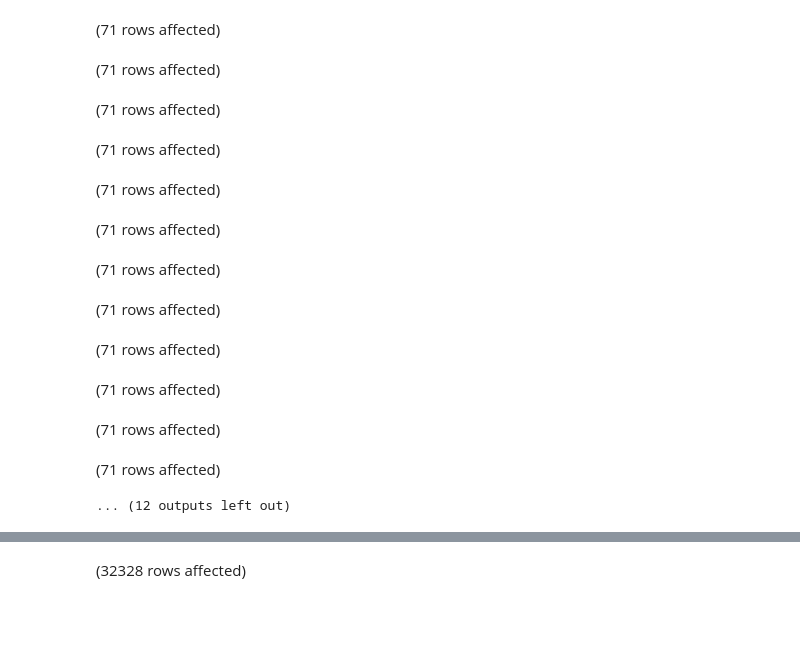
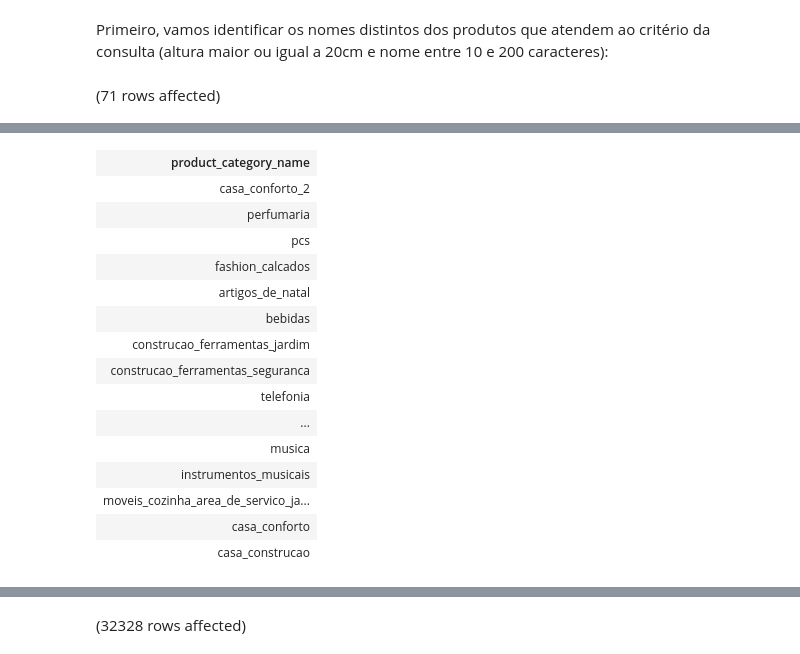
Before and after one commit to renefb/sql, a Jupyter notebook: awari/03.ipynb, the cells around one changed output, grey strips where cells are left out. Drawn from its saved outputs; the diff is of its cells as text; code cells hidden in the pictures; blank space fills up the shorter version.

```diff
--- a/awari/03.ipynb
+++ b/awari/03.ipynb
@@ -20,44 +15,11 @@ Total execution time: 00:00:00.124
-# %%
--- Aqui, faço um tratamento manual dos nomes de categorias, substituindo os underscores,
--- capitalizando as palavras e corrigindo algumas grafias que resultaram com incorreções:
-UPDATE #map_product_names SET better_name = UPPER(SUBSTRING(ugly_name, 1, 1)) + SUBSTRING(ugly_name, 2, 999);
-UPDATE #map_product_names SET better_name = REPLACE(SUBSTRING(better_name, 1, CHARINDEX('_', better_name)), '_', ' / ') +
-                                            UPPER(SUBSTRING(better_name, CHARINDEX('_', better_name)+1, 1)) +
-                                            SUBSTRING(better_name, CHARINDEX('_', better_name)+2, 999);
-UPDATE #map_product_names SET better_name = REPLACE(SUBSTRING(better_name, 1, CHARINDEX('_', better_name)), '_', ' / ') +
-                                            UPPER(SUBSTRING(better_name, CHARINDEX('_', better_name)+1, 1)) +
-                                            SUBSTRING(better_name, CHARINDEX('_', better_name)+2, 999);
-UPDATE #map_product_names SET better_name = REPLACE(SUBSTRING(better_name, 1, CHARINDEX('_', better_name)), '_', ' / ') +
-                                            UPPER(SUBSTRING(better_name, CHARINDEX('_', better_name)+1, 1)) +
-                                            SUBSTRING(better_name, CHARINDEX('_', better_name)+2, 999);
-UPDATE #map_product_names SET better_name = REPLACE(better_name, ' / E / ', ' e ');
-UPDATE #map_product_names SET better_name = REPLACE(better_name, ' / De / ', ' de ');
-UPDATE #map_product_names SET better_name = REPLACE(better_name, ' / 2', ' 2');
-UPDATE #map_product_names SET better_name = REPLACE(better_name, 'Utilidades / Domesticas', 'Utilidades Domesticas');
-UPDATE #map_product_names SET better_name = REPLACE(better_name, 'Telefonia / Fixa', 'Telefonia Fixa');
-UPDATE #map_product_names SET better_name = REPLACE(better_name, 'Relogios presentes', 'Relogios e presentes');
-UPDATE #map_product_names SET better_name = REPLACE(better_name, 'Area / De_servico_jantar_e_jardim', 'Área de Serviço / Jantar e Jardim');
-UPDATE #map_product_names SET better_name = REPLACE(better_name, 'Pet / Shop', 'Pet Shop');
-UPDATE #map_product_names SET better_name = REPLACE(better_name, 'Market / Place', 'Market Place');
-UPDATE #map_product_names SET better_name = REPLACE(better_name, 'Livros / Técnicos', 'Livros Tecnicos');
-UPDATE #map_product_names SET better_name = REPLACE(better_name, 'Interesse / Geral', 'Interesse Geral');
-UPDATE #map_product_names SET better_name = REPLACE(better_name, 'Moda_praia', 'Moda Praia');
-UPDATE #map_product_names SET better_name = REPLACE(better_name, 'Roupa / Feminina', 'Roupa Feminina');
-UPDATE #map_product_names SET better_name = REPLACE(better_name, 'La / Cuisine', 'La Cuisine');
-UPDATE #map_product_names SET better_name = REPLACE(better_name, '/ E_cafe', 'e cafe');
-UPDATE #map_product_names SET better_name = REPLACE(better_name, 'Blu / Ray', 'Blu Ray');
-UPDATE #map_product_names SET better_name = REPLACE(better_name, 'Infanto / Juvenil', 'Infantojuvenil');
-# %% [output]
-(71 rows affected)
-(71 rows affected)
-(71 rows affected)
-(71 rows affected)
-(71 rows affected)
-(71 rows affected)
-(71 rows affected)
-(71 rows affected)
-(71 rows affected)
-(71 rows affected)
-(71 rows affected)
-(71 rows affected)
-... (12 outputs left out)
+# %% [markdown]
+Primeiro, vamos identificar os nomes distintos dos produtos que atendem ao critério da consulta (altura maior ou igual a 20cm e nome entre 10 e 200 caracteres):
+# %%
+SELECT
+    DISTINCT(product_category_name)
+FROM olist_products
+WHERE
+    product_height_cm >= 20
+    AND product_name_length BETWEEN 10 and 200;
+# %% [output]
+(71 rows affected)
@@ -63,0 +27,16 @@ UPDATE #map_product_names SET better_name = REPLACE(better_name, 'Infanto / Juve
+| product_category_name |
+| casa_conforto_2 |
+| perfumaria |
+| pcs |
+| fashion_calcados |
+| artigos_de_natal |
+| bebidas |
+| construcao_ferramentas_jardim |
+| construcao_ferramentas_seguranca |
+| telefonia |
+| ... |
+| musica |
+| instrumentos_musicais |
+| moveis_cozinha_area_de_servico_ja... |
+| casa_conforto |
+| casa_construcao |
```
Also changed, not shown: parts of 16 cells of this notebook.
